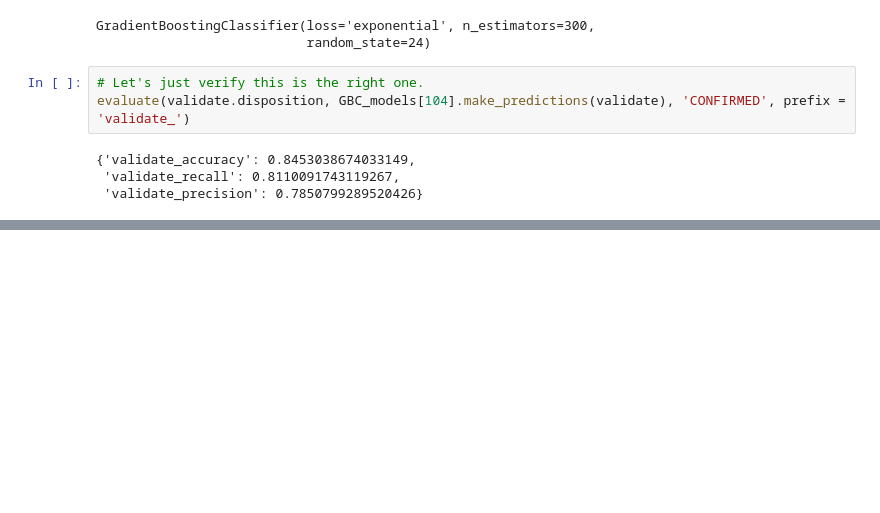
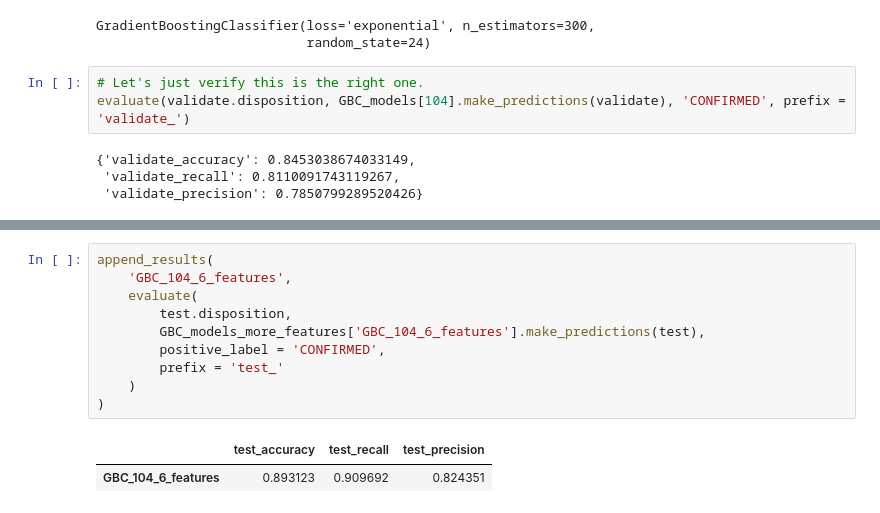
Before and after one commit to alegarcia-dev/Kepler-exoplanet-analysis, a Jupyter notebook: model.ipynb, the cells around one changed output, grey strips where cells are left out. Saved outputs shown, nothing was run; the diff lists cells and outputs as text; blank space fills up the shorter version.

```diff
--- a/model.ipynb
+++ b/model.ipynb
@@ -274,0 +342,13 @@ evaluate(validate.disposition, GBC_models[104].make_predictions(validate), 'CONF
+# %%
+append_results(
+    'GBC_104_6_features',
+    evaluate(
+        test.disposition,
+        GBC_models_more_features['GBC_104_6_features'].make_predictions(test),
+        positive_label = 'CONFIRMED',
+        prefix = 'test_'
+    )
+)
+# %% [output]
+|  | test_accuracy | test_recall | test_precision |
+| GBC_104_6_features | 0.893123 | 0.909692 | 0.824351 |
```
Also changed, not shown: parts of 6 cells of this notebook.
